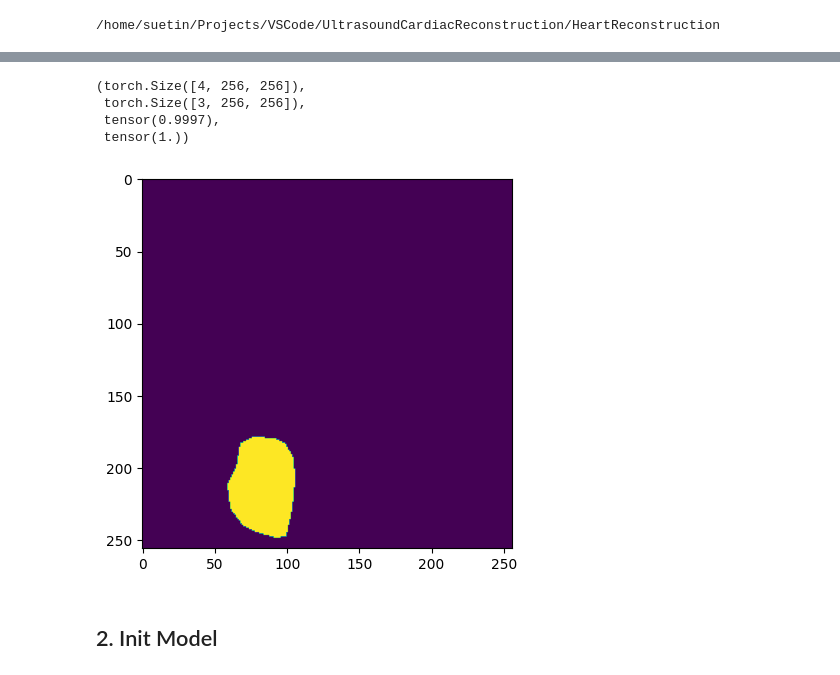
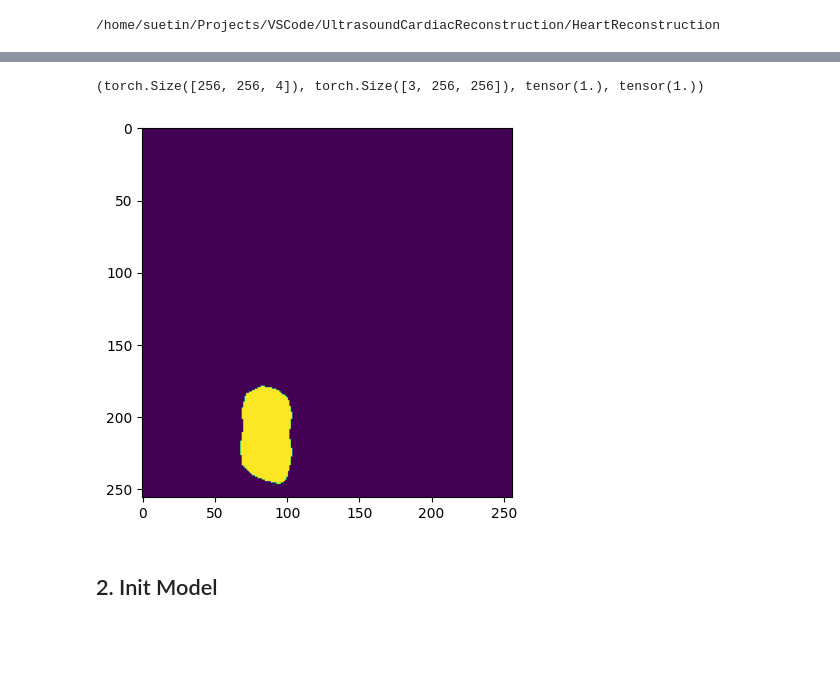
Before and after one commit to Nickolays/CardioReconstruction, a Jupyter notebook: notebooks/Segmentation_all.ipynb, the cells around one changed output, grey strips where cells are left out. Drawn from its saved outputs; the diff is of its cells as text; code cells hidden in the pictures; blank space fills up the shorter version.

```diff
--- a/notebooks/Segmentation_all.ipynb
+++ b/notebooks/Segmentation_all.ipynb
@@ -59,10 +59,16 @@ class MyDataset(Dataset):
         image = self.load_image(img_path)
         mask = self.get_mask(msk_path)
 
-        if self.transform:
-            # image, mask = self.transform(image, mask)
-            image = self.transform(image)
-            mask = self.transform(mask)
+        # image = np.transpose(image, (2, 0, 1)).astype(np.float32)
+        # mask = np.transpose(mask, (2, 0, 1)).astype(np.float32)
+
+        if self.transform is not None:
+            transformed = self.transform(image=image, mask=mask)
+            image = transformed["image"]
+            mask = transformed["mask"]
+
+        if mask.shape[-1] == 4:
+            mask.permute((2, 0, 1))
 
         return image, mask
 
@@ -110,6 +116,7 @@ class MyDataset(Dataset):
                 string = string.split(" ")
             cls = int(string[0])
             string = string[1:]  # Cut class
+            # print(len(string))
             xy = []
             # Transform to (x, y) format
             for i in range(0, len(string), 2):
@@ -155,6 +186,6 @@ train_img_paths[:5], train_msk_paths[:5], len(train_img_paths)
 # %%
 # Write transform for image
-data_transform = transforms.Compose([
+train_transform = transforms.Compose([
     # Turn the image into a torch.Tensor
     transforms.ToTensor(), # this also converts all pixel values from 0 to 255 to be between 0.0 and 1.0
     transforms.Resize(size=image_size),
@@ -162,10 +198,10 @@ data_transform = transforms.Compose([
 # %%
 #
-train_dataset = MyDataset(train_img_paths, train_msk_paths, transform=data_transform)
-train_loader = DataLoader(train_dataset, batch_size=2, shuffle=True)
+train_dataset = MyDataset(train_img_paths, train_msk_paths, transform=train_transform)
+train_loader = DataLoader(train_dataset, batch_size=batch_size, shuffle=True)
 
-test_dataset = MyDataset(test_img_paths, test_msk_paths, transform=data_transform)
-test_loader = DataLoader(test_dataset, batch_size=2, shuffle=True)
+test_dataset = MyDataset(test_img_paths, test_msk_paths, transform=train_transform)
+test_loader = DataLoader(test_dataset, batch_size=batch_size, shuffle=True)
 
 im, m = next(iter(train_dataset))
 fig = plt.figure(figsize=(20,20))
@@ -173,5 +209,6 @@ fig = plt.figure(figsize=(20,20))
 plt.subplot(121)
 plt.imshow(ImgForPlot(im));
 plt.subplot(122)
-plt.imshow(ImgForPlot(m), 'gray');
+plt.imshow(ImgForPlot(m).sum(axis=-1), 'gray');
+# plt.imshow(m.sum(axis=-1), 'gray');
 # %% [output]
@@ -179,14 +216,11 @@ plt.imshow(ImgForPlot(m), 'gray');
 # %%
 m.shape, im.shape, im.max(), m.max()
 # %% [output]
-(torch.Size([4, 256, 256]),
- torch.Size([3, 256, 256]),
- tensor(0.9997),
- tensor(1.))
+(torch.Size([256, 256, 4]), torch.Size([3, 256, 256]), tensor(1.), tensor(1.))
 # %%
-plt.imshow(m[3].cpu().detach().numpy());
+plt.imshow(m[:, :, 3].cpu().detach().numpy());
 # %% [output]
-[figure, old version]
+[figure, new version]
 # %% [markdown]
 ## 2. Init Model
 # %%
```
Also changed, not shown: parts of 14 cells of this notebook, 13 other files.
